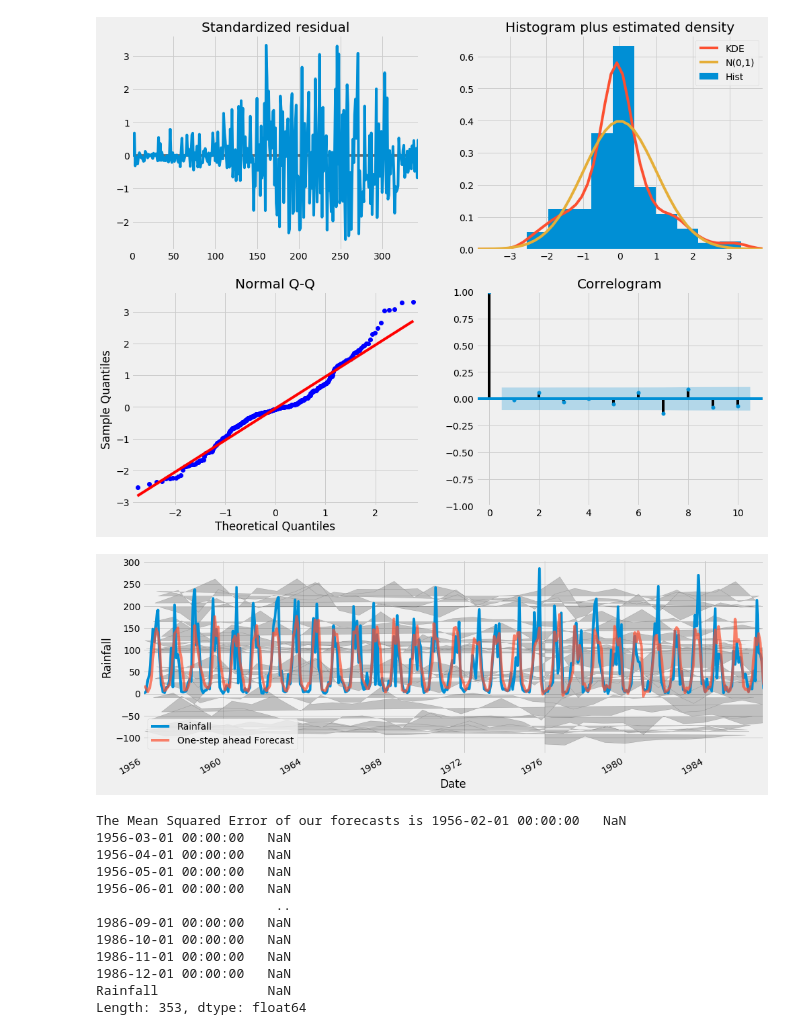
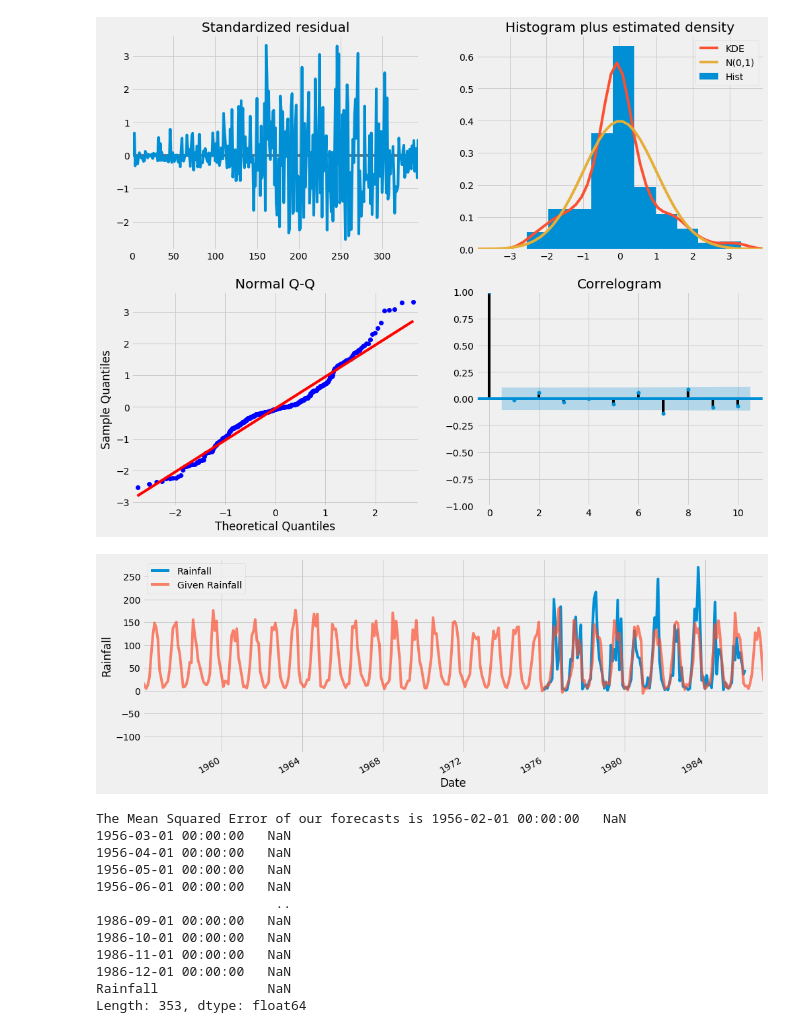
Before and after one commit to omkarsgit/Agriculture-project, a Jupyter notebook: Indian_Agriculture_Analysis_2.ipynb, the cells around one changed output. Drawn from its saved outputs; the diff is of its cells as text; code cells hidden in the pictures.

```diff
--- a/Indian_Agriculture_Analysis_2.ipynb
+++ b/Indian_Agriculture_Analysis_2.ipynb
@@ -882,18 +851,18 @@ plt.show()
 pred = results.get_prediction(start=pd.to_datetime('1976-01-01'), dynamic=False)
 pred_ci = pred.conf_int()
 # %%
-ax = new_a2['1956-01-01':].plot(label='observed', figsize=(15,6))
-pred.predicted_mean.plot(ax=ax, label='One-step ahead Forecast', alpha=.7)
+ax = new_a2['1976-01-01':'1986-01-01'].plot(label='observed', figsize=(15,6))
+pred.predicted_mean.plot(ax=ax, label='Given Rainfall', alpha=.7)
 
 ax.fill_between(pred_ci.index,
                 pred_ci.iloc[:, 0],
-                pred_ci.iloc[:, 1], color='k', alpha=.2)
+                pred_ci.iloc[:, 1], color='k', alpha = 0)
 
 ax.set_xlabel('Date')
 ax.set_ylabel('Rainfall')
 plt.legend()
 
 plt.show()
 # %% [output]
-[figure, old version]
+[figure, new version]
 # %%
```
Also changed, not shown: parts of 76 cells of this notebook, 43 other files.
